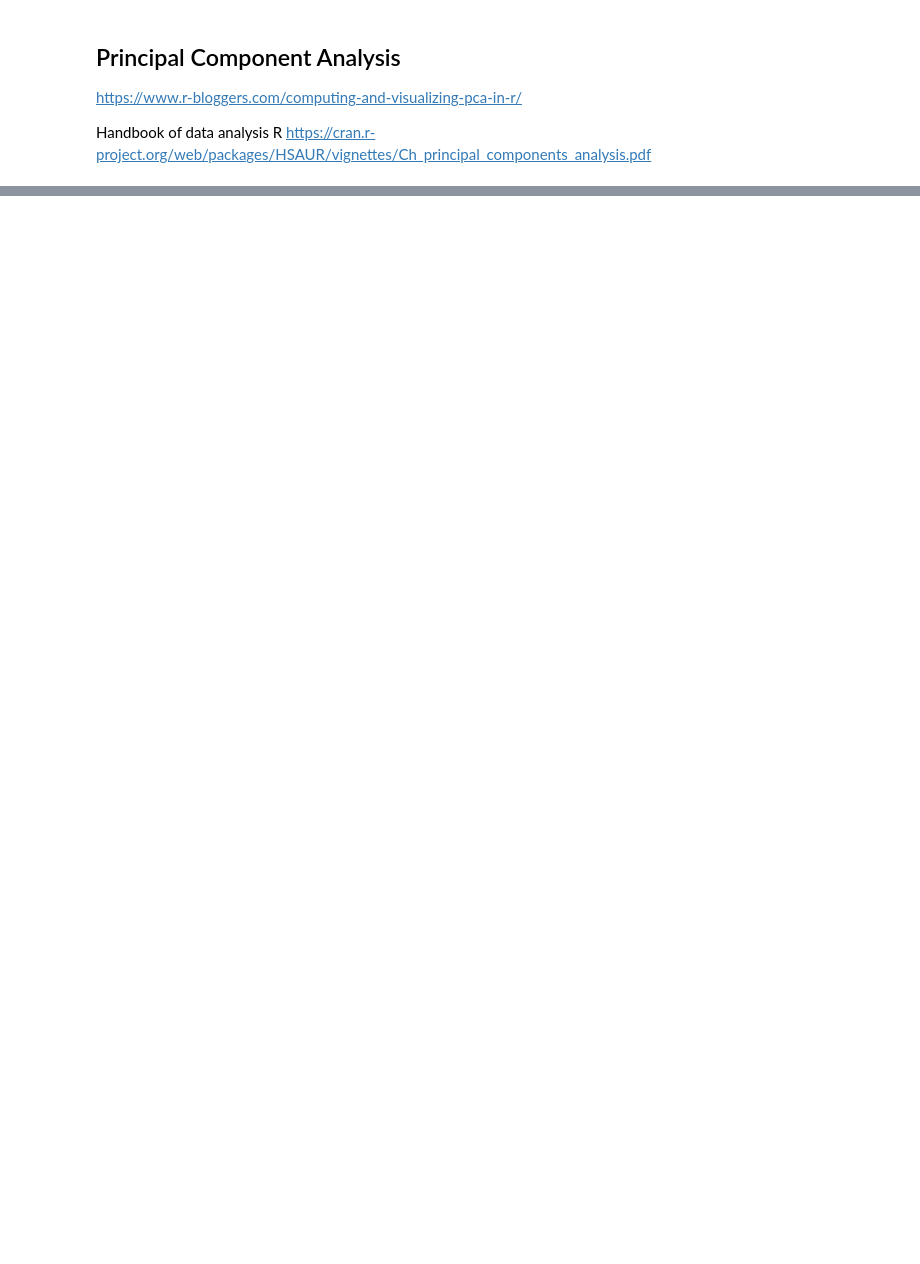
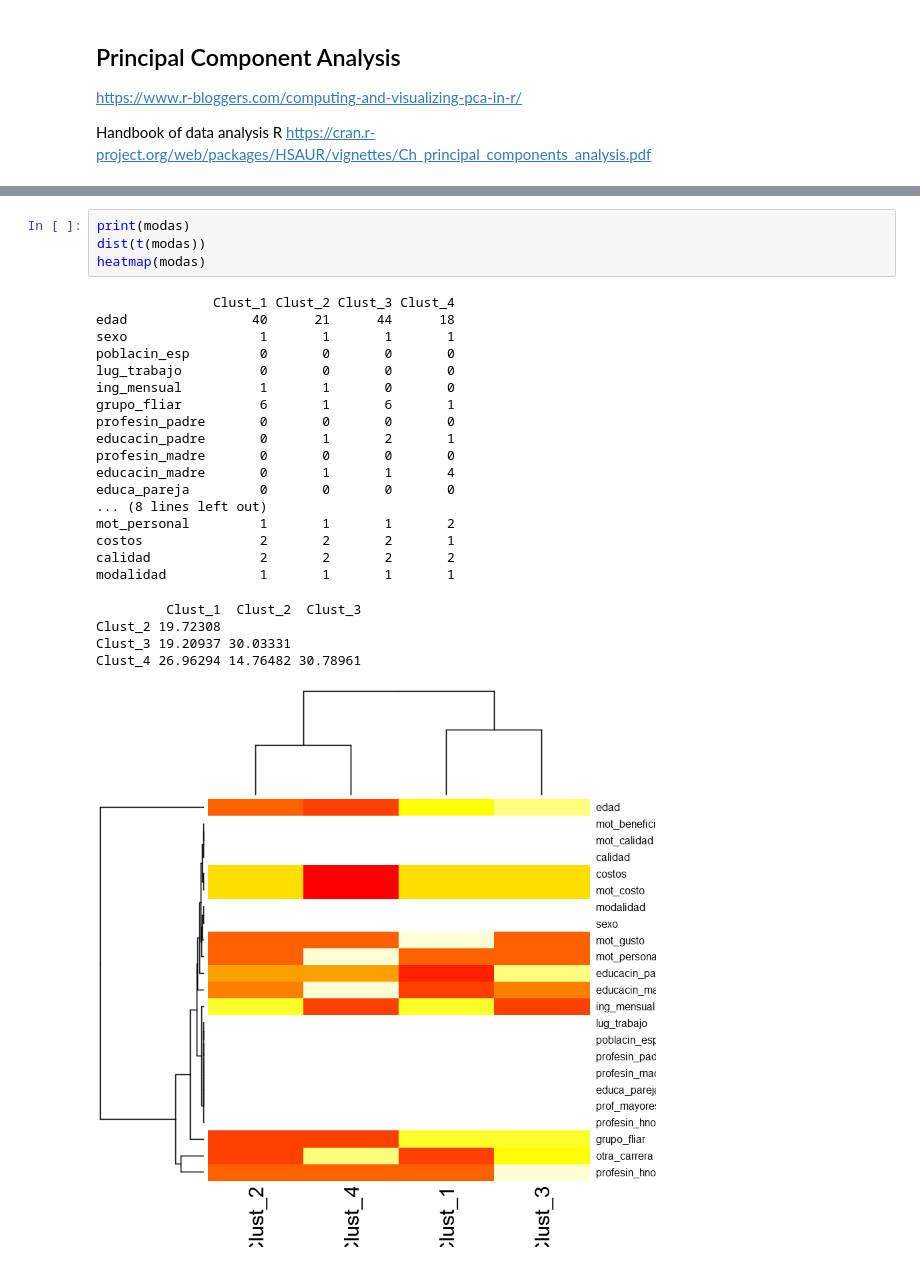
Before and after one commit to Yagwar/TAMD, a Jupyter notebook: Analisis de corresponencias.ipynb, the cells around one changed output, grey strips where cells are left out. Saved outputs shown, nothing was run; the diff lists cells and outputs as text; blank space fills up the shorter version.

```diff
--- a/Analisis de corresponencias.ipynb
+++ b/Analisis de corresponencias.ipynb
@@ -290,0 +327,27 @@ ERROR: Error in eval(expr, envir, enclos): objeto 'modas' no encontrado
+# %%
+print(modas)
+dist(t(modas))
+heatmap(modas)
+# %% [output]
+               Clust_1 Clust_2 Clust_3 Clust_4
+edad                40      21      44      18
+sexo                 1       1       1       1
+poblacin_esp         0       0       0       0
+lug_trabajo          0       0       0       0
+ing_mensual          1       1       0       0
+grupo_fliar          6       1       6       1
+profesin_padre       0       0       0       0
+educacin_padre       0       1       2       1
+profesin_madre       0       0       0       0
+educacin_madre       0       1       1       4
+educa_pareja         0       0       0       0
+... (8 lines left out)
+mot_personal         1       1       1       2
+costos               2       2       2       1
+calidad              2       2       2       2
+modalidad            1       1       1       1
+         Clust_1  Clust_2  Clust_3
+Clust_2 19.72308
+Clust_3 19.20937 30.03331
+Clust_4 26.96294 14.76482 30.78961
+[figure, added]
```
Also changed, not shown: parts of 14 cells of this notebook.
